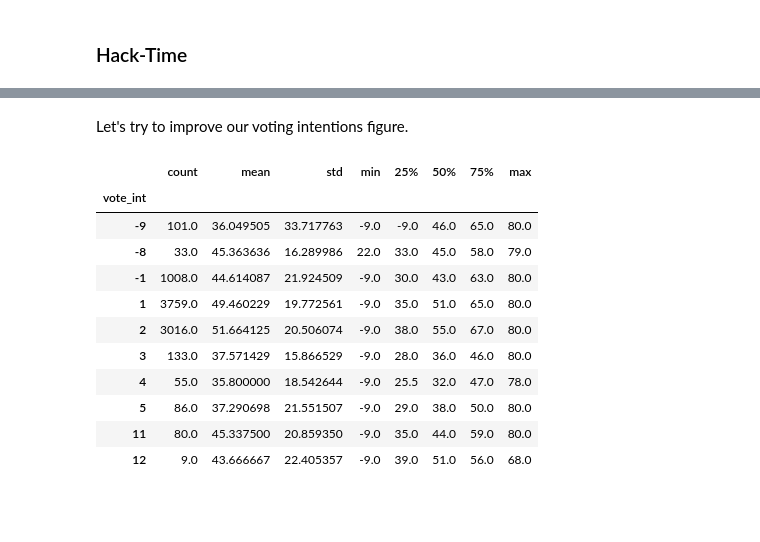
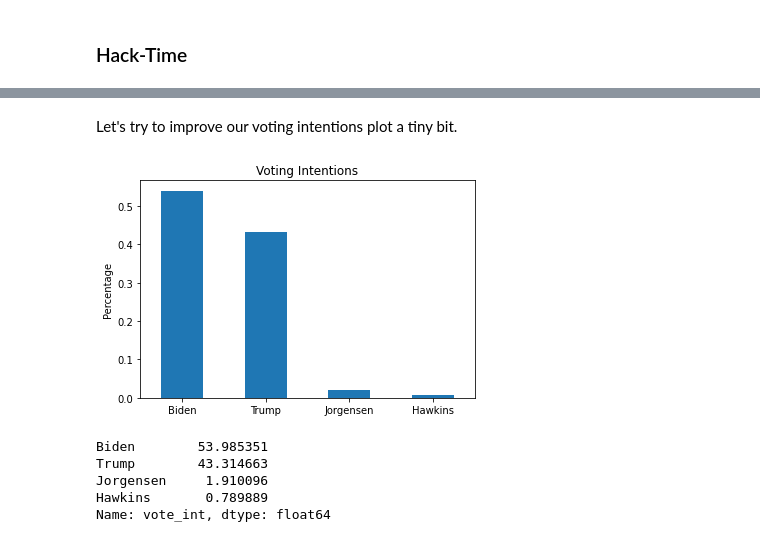
Before and after one commit to mickaeltemporao/itds, a Jupyter notebook: materials/04-data-exploration-basics.ipynb, the cells around one changed output, grey strips where cells are left out. Cells and saved outputs as stored; diff of their text form; code cells hidden in the pictures; blank space fills up the shorter version.

```diff
--- a/materials/04-data-exploration-basics.ipynb
+++ b/materials/04-data-exploration-basics.ipynb
@@ -307,38 +304,32 @@ When you are looking for help to change something on a figure, if you have the r
 #### Anatomy of a Figure
 ![Anatomy of a Figure](https://matplotlib.org/3.1.1/_images/anatomy.png)
 # %% [markdown]
-Let's try to improve our voting intentions figure.
+Let's try to improve our voting intentions plot a tiny bit.
 # %%
-# Filtering data
-
-vote_int = "V201033"  # The name of the voting intentions variables in the ANES
-mask = (df[vote_int] > 0) & (df[vote_int] < 5)  # Keeping relevant observations
+# Filtering Observations (for next time)
+mask = my_df['vote_int'].between(1,4)
 
 # Summarizing the data
-tmp_data = df[vote_int].loc[mask].replace(
+tmp_data = my_df.loc[mask,"vote_int"].replace(
     {1:"Biden", 2:"Trump", 3:"Jorgensen", 4:"Hawkins"}
 ).value_counts(
     normalize=True
 )
 
 # Making a plot/graphic/figure
-tmp_data.plot.bar(
+tmp_data.plot(
+    kind="bar",
     title="Voting Intentions",
     ylabel="Percentage",
+    rot=0,
 );
+# %% [output]
+[figure, added]
-# %%
-# What is the average by intention to vote?
-my_df.groupby('vote_int').age.describe()
-# %% [output]
-|  | count | mean | std | min | 25% | 50% | 75% | max |
-| vote_int |  |  |  |  |  |  |  |  |
-| -9 | 101.0 | 36.049505 | 33.717763 | -9.0 | -9.0 | 46.0 | 65.0 | 80.0 |
-| -8 | 33.0 | 45.363636 | 16.289986 | 22.0 | 33.0 | 45.0 | 58.0 | 79.0 |
-| -1 | 1008.0 | 44.614087 | 21.924509 | -9.0 | 30.0 | 43.0 | 63.0 | 80.0 |
-| 1 | 3759.0 | 49.460229 | 19.772561 | -9.0 | 35.0 | 51.0 | 65.0 | 80.0 |
-| 2 | 3016.0 | 51.664125 | 20.506074 | -9.0 | 38.0 | 55.0 | 67.0 | 80.0 |
-| 3 | 133.0 | 37.571429 | 15.866529 | -9.0 | 28.0 | 36.0 | 46.0 | 80.0 |
-| 4 | 55.0 | 35.800000 | 18.542644 | -9.0 | 25.5 | 32.0 | 47.0 | 78.0 |
-| 5 | 86.0 | 37.290698 | 21.551507 | -9.0 | 29.0 | 38.0 | 50.0 | 80.0 |
-| 11 | 80.0 | 45.337500 | 20.859350 | -9.0 | 35.0 | 44.0 | 59.0 | 80.0 |
-| 12 | 9.0 | 43.666667 | 22.405357 | -9.0 | 39.0 | 51.0 | 56.0 | 68.0 |
+# %%
+tmp_data
+# %% [output]
+Biden        53.985351
+Trump        43.314663
+Jorgensen     1.910096
+Hawkins       0.789889
+Name: vote_int, dtype: float64
```
Also changed, not shown: parts of 6 cells of this notebook.
